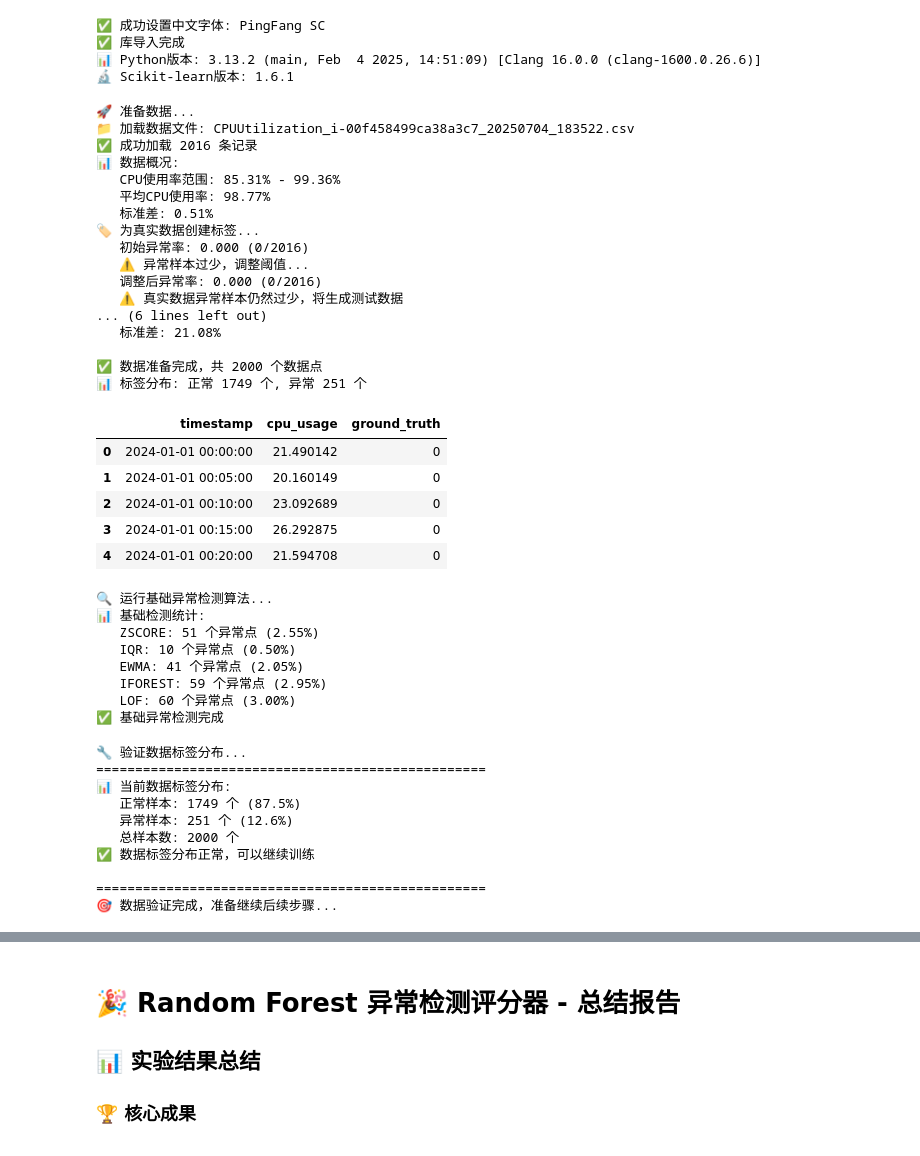
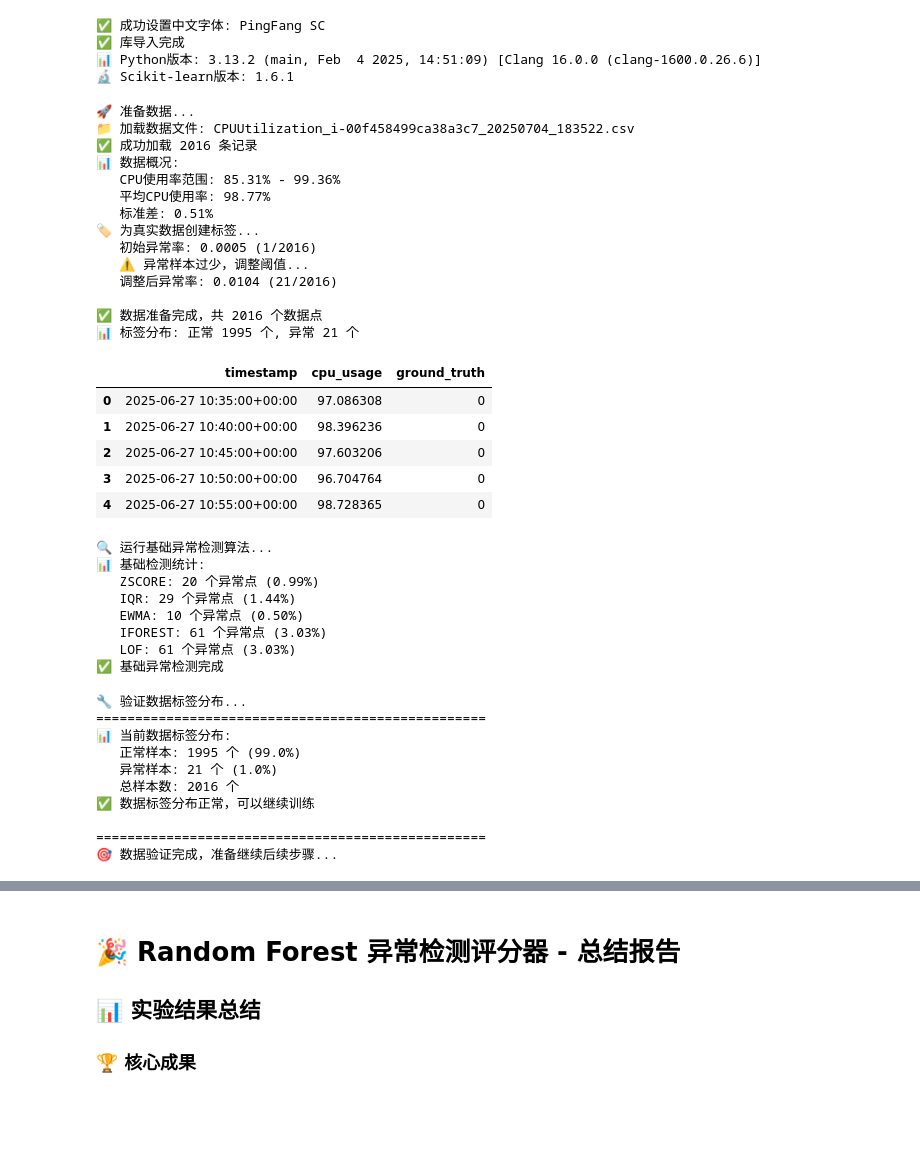
Before and after one commit to claywares/Seeker, a Jupyter notebook: notebooks/random_forest_scorer.ipynb, the cells around one changed output, grey strips where cells are left out. Cells and saved outputs as stored; diff of their text form; code cells hidden in the pictures; blank space fills up the shorter version.

```diff
--- a/notebooks/random_forest_scorer.ipynb
+++ b/notebooks/random_forest_scorer.ipynb
@@ -248,7 +248,7 @@ else:
     # 暂时基于统计方法创建模拟标签
     cpu_mean = data['cpu_usage'].mean()
     cpu_std = data['cpu_usage'].std()
-    threshold = cpu_mean + 2.5 * cpu_std
+    threshold = cpu_mean + 1.15 * cpu_std
     data['ground_truth'] = (data['cpu_usage'] > threshold).astype(int)
 
     # 检查标签分布，如果异常样本太少，调整阈值
@@ -256,48 +256,45 @@ else:
     total_count = len(data)
     anomaly_rate = anomaly_count / total_count
 
-    print(f"   初始异常率: {anomaly_rate:.3f} ({anomaly_count}/{total_count})")
+    print(f"   初始异常率: {anomaly_rate:.4f} ({anomaly_count}/{total_count})")
 
     if anomaly_rate < 0.01:  # 如果异常率低于1%
         print("   ⚠️ 异常样本过少，调整阈值...")
-        threshold = cpu_mean + 2.0 * cpu_std  # 降低阈值
+        threshold = cpu_mean + 1.07 * cpu_std  # 降低阈值
         data['ground_truth'] = (data['cpu_usage'] > threshold).astype(int)
 
         anomaly_count = data['ground_truth'].sum()
         anomaly_rate = anomaly_count / total_count
-        print(f"   调整后异常率: {anomaly_rate:.3f} ({anomaly_count}/{total_count})")
+        print(f"   调整后异常率: {anomaly_rate:.4f} ({anomaly_count}/{total_count})")
 
         if anomaly_rate < 0.005:  # 如果还是太少
             print("   ⚠️ 真实数据异常样本仍然过少，将生成测试数据")
             data = generate_enhanced_test_data(2000)
 
 print(f"\n✅ 数据准备完成，共 {len(data)} 个数据点")
 print(f"📊 标签分布: 正常 {(data['ground_truth']==0).sum()} 个, 异常 {(data['ground_truth']==1).sum()} 个")
 data.head()
 # %% [output]
 🚀 准备数据...
 📁 加载数据文件: CPUUtilization_i-00f458499ca38a3c7_20250704_183522.csv
 ✅ 成功加载 2016 条记录
 📊 数据概况:
    CPU使用率范围: 85.31% - 99.36%
    平均CPU使用率: 98.77%
    标准差: 0.51%
 🏷️ 为真实数据创建标签...
-   初始异常率: 0.000 (0/2016)
+   初始异常率: 0.0005 (1/2016)
    ⚠️ 异常样本过少，调整阈值...
-   调整后异常率: 0.000 (0/2016)
-   ⚠️ 真实数据异常样本仍然过少，将生成测试数据
-... (6 lines left out)
-   标准差: 21.08%
+   调整后异常率: 0.0104 (21/2016)
 
-✅ 数据准备完成，共 2000 个数据点
-📊 标签分布: 正常 1749 个, 异常 251 个
+✅ 数据准备完成，共 2016 个数据点
+📊 标签分布: 正常 1995 个, 异常 21 个
 |  | timestamp | cpu_usage | ground_truth |
-| 0 | 2024-01-01 00:00:00 | 21.490142 | 0 |
-| 1 | 2024-01-01 00:05:00 | 20.160149 | 0 |
-| 2 | 2024-01-01 00:10:00 | 23.092689 | 0 |
-| 3 | 2024-01-01 00:15:00 | 26.292875 | 0 |
-| 4 | 2024-01-01 00:20:00 | 21.594708 | 0 |
+| 0 | 2025-06-27 10:35:00+00:00 | 97.086308 | 0 |
+| 1 | 2025-06-27 10:40:00+00:00 | 98.396236 | 0 |
+| 2 | 2025-06-27 10:45:00+00:00 | 97.603206 | 0 |
+| 3 | 2025-06-27 10:50:00+00:00 | 96.704764 | 0 |
+| 4 | 2025-06-27 10:55:00+00:00 | 98.728365 | 0 |
 # %%
 # ============ 基础异常检测算法 ============
 # 重用三维评分体系中的基础算法
@@ -395,11 +392,11 @@ print("✅ 基础异常检测完成")
 # %% [output]
 🔍 运行基础异常检测算法...
 📊 基础检测统计:
-   ZSCORE: 51 个异常点 (2.55%)
-   IQR: 10 个异常点 (0.50%)
-   EWMA: 41 个异常点 (2.05%)
-   IFOREST: 59 个异常点 (2.95%)
-   LOF: 60 个异常点 (3.00%)
+   ZSCORE: 20 个异常点 (0.99%)
+   IQR: 29 个异常点 (1.44%)
+   EWMA: 10 个异常点 (0.50%)
+   IFOREST: 61 个异常点 (3.03%)
+   LOF: 61 个异常点 (3.03%)
 ✅ 基础异常检测完成
 # %%
 # ============ 错误修复验证 ============
@@ -452,9 +449,9 @@ print("🎯 数据验证完成，准备继续后续步骤...")
 🔧 验证数据标签分布...
 ==================================================
 📊 当前数据标签分布:
-   正常样本: 1749 个 (87.5%)
-   异常样本: 251 个 (12.6%)
-   总样本数: 2000 个
+   正常样本: 1995 个 (99.0%)
+   异常样本: 21 个 (1.0%)
+   总样本数: 2016 个
 ✅ 数据标签分布正常，可以继续训练
 
 ==================================================
```
Also changed, not shown: parts of 7 cells of this notebook.
